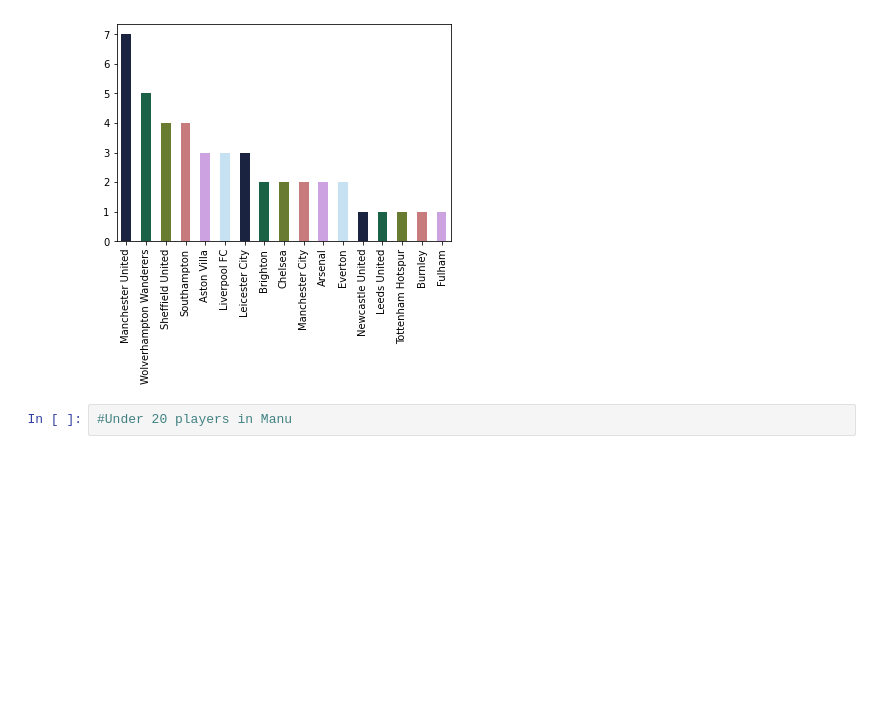
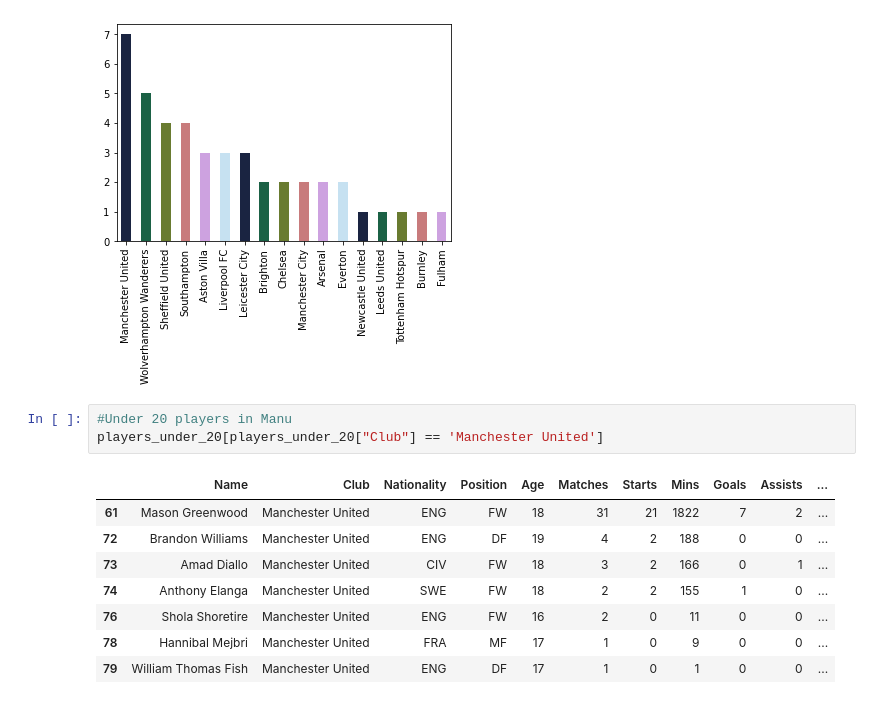
Before and after one commit to WashingtonRapul/EPL-2020-2021-Data-Ananlysis, a Jupyter notebook: EPL_20_21_Data_Analysis.ipynb, the cells around one changed output. Saved outputs shown, nothing was run; the diff lists cells and outputs as text; blank space fills up the shorter version.

```diff
--- a/EPL_20_21_Data_Analysis.ipynb
+++ b/EPL_20_21_Data_Analysis.ipynb
@@ -198,5 +198,15 @@ players_under_20['Club'].value_counts().plot(kind = 'bar' , color = sls.color_pa
 [figure]
 # %%
 #Under 20 players in Manu
+players_under_20[players_under_20["Club"] == 'Manchester United']
+# %% [output]
+|  | Name | Club | Nationality | Position | Age | Matches | Starts | Mins | Goals | Assists | ... |
+| 61 | Mason Greenwood | Manchester United | ENG | FW | 18 | 31 | 21 | 1822 | 7 | 2 | ... |
+| 72 | Brandon Williams | Manchester United | ENG | DF | 19 | 4 | 2 | 188 | 0 | 0 | ... |
+| 73 | Amad Diallo | Manchester United | CIV | FW | 18 | 3 | 2 | 166 | 0 | 1 | ... |
+| 74 | Anthony Elanga | Manchester United | SWE | FW | 18 | 2 | 2 | 155 | 1 | 0 | ... |
+| 76 | Shola Shoretire | Manchester United | ENG | FW | 16 | 2 | 0 | 11 | 0 | 0 | ... |
+| 78 | Hannibal Mejbri | Manchester United | FRA | MF | 17 | 1 | 0 | 9 | 0 | 0 | ... |
+| 79 | William Thomas Fish | Manchester United | ENG | DF | 17 | 1 | 0 | 1 | 0 | 0 | ... |
 # %%
 #Under 20 players in Chelsea
```
Also changed, not shown: parts of 3 cells of this notebook.
